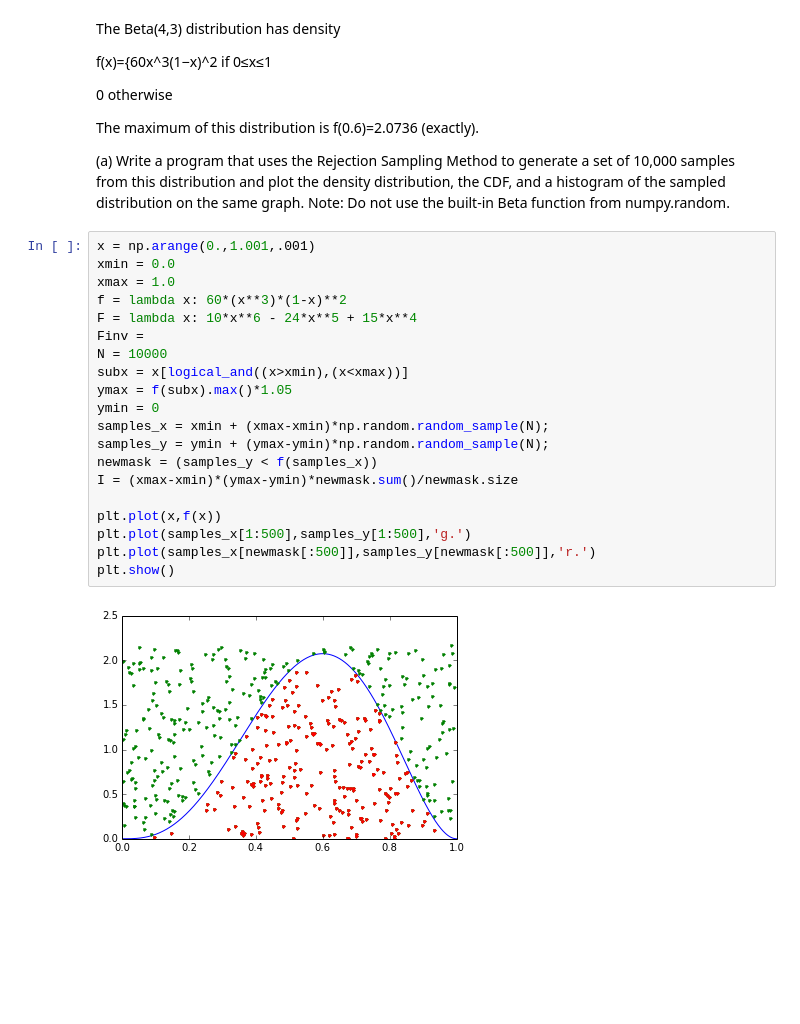
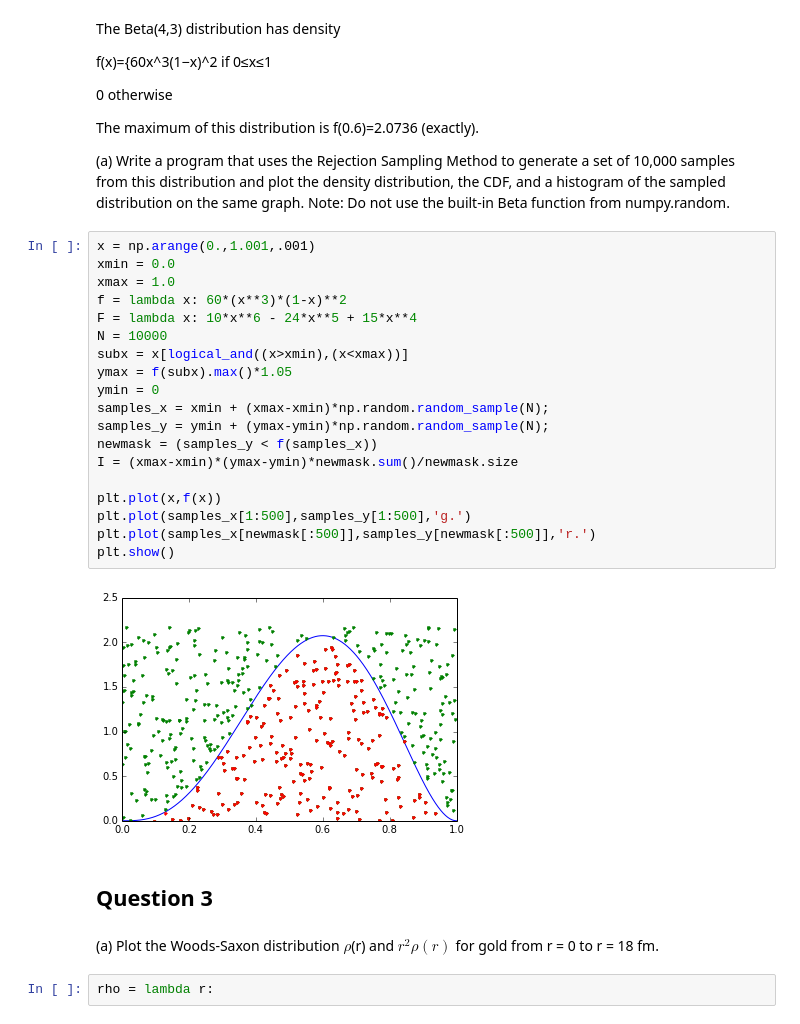
Before and after one commit to dclove202/PHYS202-S14, a Jupyter notebook: SciPy/RandomAndMCExercises.ipynb, the cells around one changed output. Drawn from its saved outputs; the diff is of its cells as text; blank space fills up the shorter version.

```diff
--- a/SciPy/RandomAndMCExercises.ipynb
+++ b/SciPy/RandomAndMCExercises.ipynb
@@ -80,22 +81,27 @@ Note: Do not use the built-in Beta function from numpy.random.
 # %%
 x = np.arange(0.,1.001,.001)
 xmin = 0.0
 xmax = 1.0
 f = lambda x: 60*(x**3)*(1-x)**2
 F = lambda x: 10*x**6 - 24*x**5 + 15*x**4
-Finv =
 N = 10000
 subx = x[logical_and((x>xmin),(x<xmax))]
 ymax = f(subx).max()*1.05
 ymin = 0
 samples_x = xmin + (xmax-xmin)*np.random.random_sample(N);
 samples_y = ymin + (ymax-ymin)*np.random.random_sample(N);
 newmask = (samples_y < f(samples_x))
 I = (xmax-xmin)*(ymax-ymin)*newmask.sum()/newmask.size
 
 plt.plot(x,f(x))
 plt.plot(samples_x[1:500],samples_y[1:500],'g.')
 plt.plot(samples_x[newmask[:500]],samples_y[newmask[:500]],'r.')
 plt.show()
 # %% [output]
-[figure, old version]
+[figure, new version]
+# %% [markdown]
+## Question 3
+# %% [markdown]
+(a) Plot the Woods-Saxon distribution $\rho$(r) and $r^{2}\rho (r)$ for gold from r = 0 to r = 18 fm.
+# %%
+rho = lambda r:
```
Also changed, not shown: parts of 1 cell of this notebook, 2 other files.
